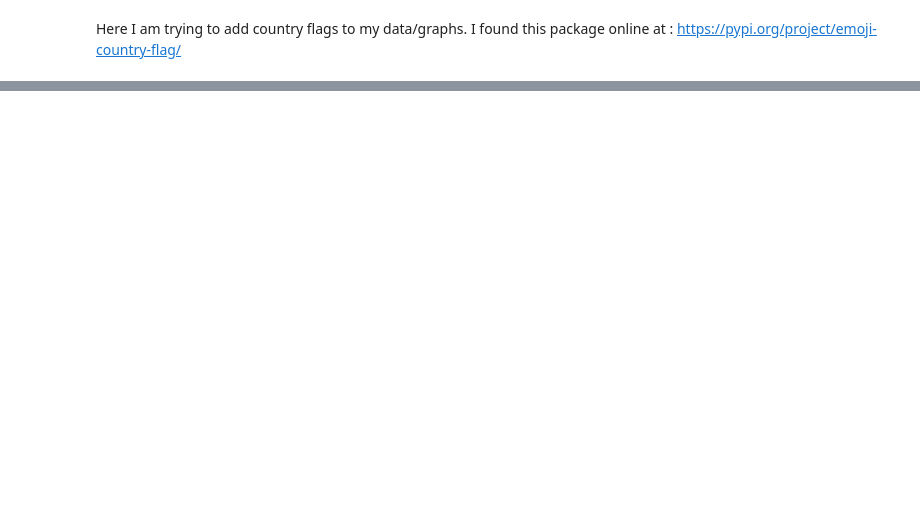
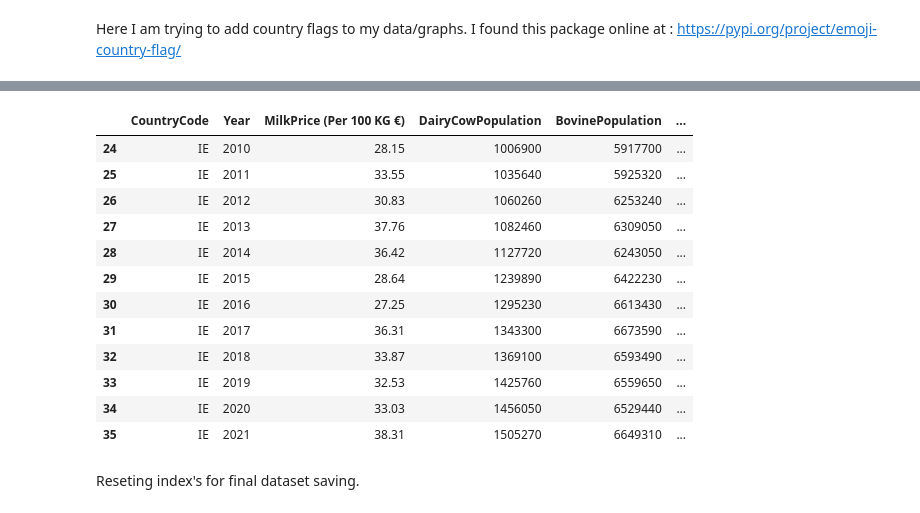
Before and after one commit to sba22166/CCT_MSC_DA_CA2, a Jupyter notebook: jupyter-notebooks/DataPrepAndViz.ipynb, the cells around one changed output, grey strips where cells are left out. Saved outputs shown, nothing was run; the diff lists cells and outputs as text; code cells hidden in the pictures; blank space fills up the shorter version.

```diff
--- a/jupyter-notebooks/DataPrepAndViz.ipynb
+++ b/jupyter-notebooks/DataPrepAndViz.ipynb
@@ -323,0 +320,18 @@ plt.show()
+# %%
+df_ireland.head(25)
+# %% [output]
+|  | CountryCode | Year | MilkPrice (Per 100 KG €) | DairyCowPopulation | BovinePopulation | ... |
+| 24 | IE | 2010 | 28.15 | 1006900 | 5917700 | ... |
+| 25 | IE | 2011 | 33.55 | 1035640 | 5925320 | ... |
+| 26 | IE | 2012 | 30.83 | 1060260 | 6253240 | ... |
+| 27 | IE | 2013 | 37.76 | 1082460 | 6309050 | ... |
+| 28 | IE | 2014 | 36.42 | 1127720 | 6243050 | ... |
+| 29 | IE | 2015 | 28.64 | 1239890 | 6422230 | ... |
+| 30 | IE | 2016 | 27.25 | 1295230 | 6613430 | ... |
+| 31 | IE | 2017 | 36.31 | 1343300 | 6673590 | ... |
+| 32 | IE | 2018 | 33.87 | 1369100 | 6593490 | ... |
+| 33 | IE | 2019 | 32.53 | 1425760 | 6559650 | ... |
+| 34 | IE | 2020 | 33.03 | 1456050 | 6529440 | ... |
+| 35 | IE | 2021 | 38.31 | 1505270 | 6649310 | ... |
+# %% [markdown]
+Reseting index's for final dataset saving.
```
Also changed, not shown: parts of 102 cells of this notebook, 8 other files.
